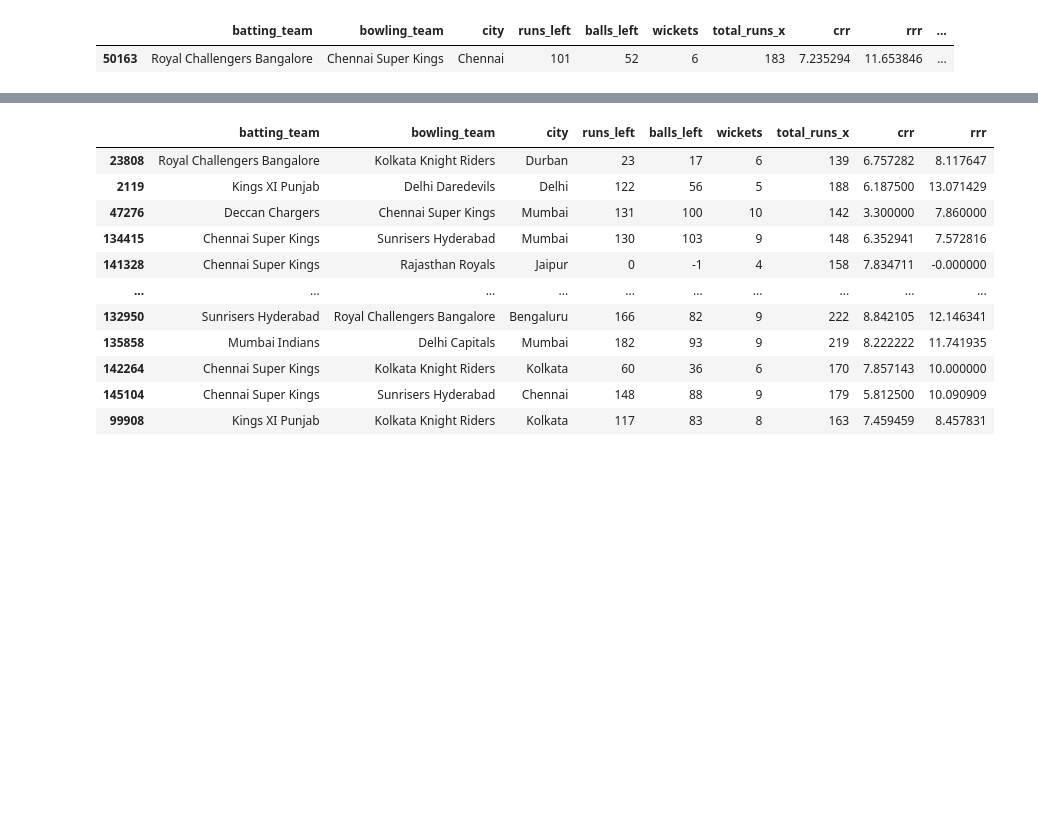
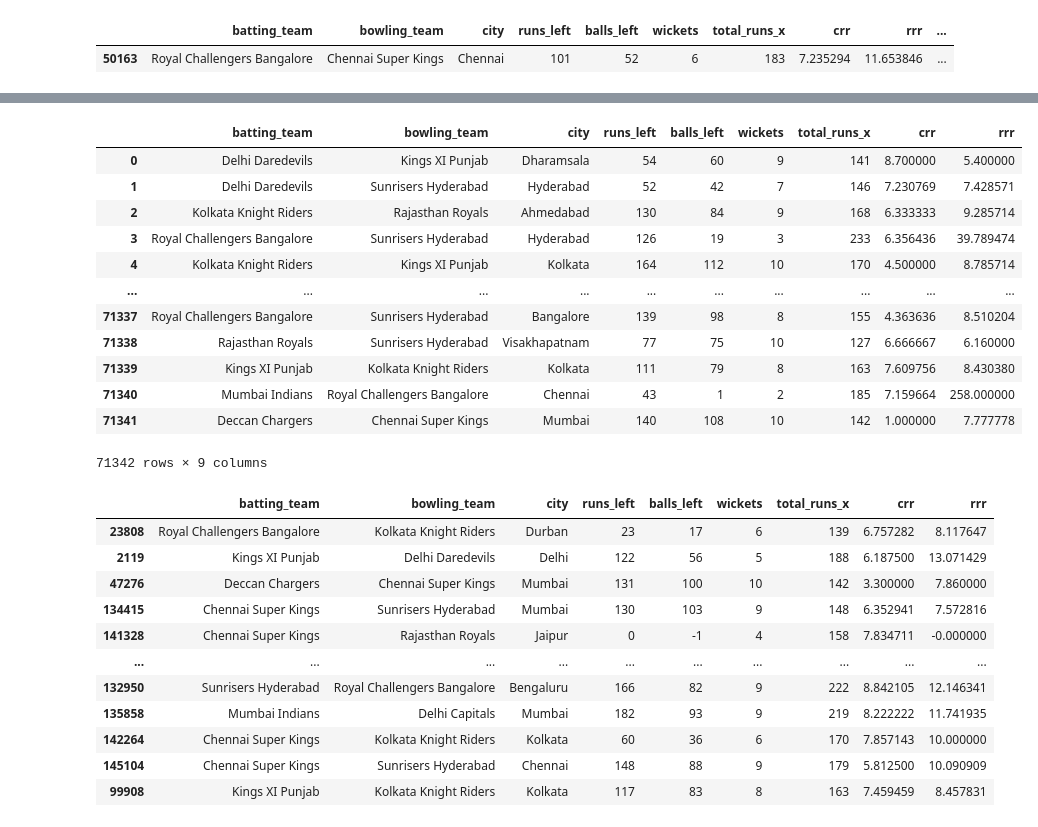
Before and after one commit to avighyan07/My_Cricket, a Jupyter notebook: ipl_pred.ipynb, the cells around one changed output, grey strips where cells are left out. Drawn from its saved outputs; the diff is of its cells as text; code cells hidden in the pictures; blank space fills up the shorter version.

Commit message:
finale

```diff
--- a/ipl_pred.ipynb
+++ b/ipl_pred.ipynb
@@ -204,3 +220,20 @@ final_df = final_df[final_df['balls_left'] != 0]
+# %%
+X_data = pd.read_csv("filtered_final_df.csv").drop(columns="result")
+X_data
+# %% [output]
+|  | batting_team | bowling_team | city | runs_left | balls_left | wickets | total_runs_x | crr | rrr |
+| 0 | Delhi Daredevils | Kings XI Punjab | Dharamsala | 54 | 60 | 9 | 141 | 8.700000 | 5.400000 |
+| 1 | Delhi Daredevils | Sunrisers Hyderabad | Hyderabad | 52 | 42 | 7 | 146 | 7.230769 | 7.428571 |
+| 2 | Kolkata Knight Riders | Rajasthan Royals | Ahmedabad | 130 | 84 | 9 | 168 | 6.333333 | 9.285714 |
+| 3 | Royal Challengers Bangalore | Sunrisers Hyderabad | Hyderabad | 126 | 19 | 3 | 233 | 6.356436 | 39.789474 |
+| 4 | Kolkata Knight Riders | Kings XI Punjab | Kolkata | 164 | 112 | 10 | 170 | 4.500000 | 8.785714 |
+| ... | ... | ... | ... | ... | ... | ... | ... | ... | ... |
+| 71337 | Royal Challengers Bangalore | Sunrisers Hyderabad | Bangalore | 139 | 98 | 8 | 155 | 4.363636 | 8.510204 |
+| 71338 | Rajasthan Royals | Sunrisers Hyderabad | Visakhapatnam | 77 | 75 | 10 | 127 | 6.666667 | 6.160000 |
+| 71339 | Kings XI Punjab | Kolkata Knight Riders | Kolkata | 111 | 79 | 8 | 163 | 7.609756 | 8.430380 |
+| 71340 | Mumbai Indians | Royal Challengers Bangalore | Chennai | 43 | 1 | 2 | 185 | 7.159664 | 258.000000 |
+| 71341 | Deccan Chargers | Chennai Super Kings | Mumbai | 140 | 108 | 10 | 142 | 1.000000 | 7.777778 |
+71342 rows × 9 columns
 # %%
 X = final_df.iloc[:,:-1]
 y = final_df.iloc[:,-1]
```
Also changed, not shown: parts of 2 cells of this notebook, 19 other files.
